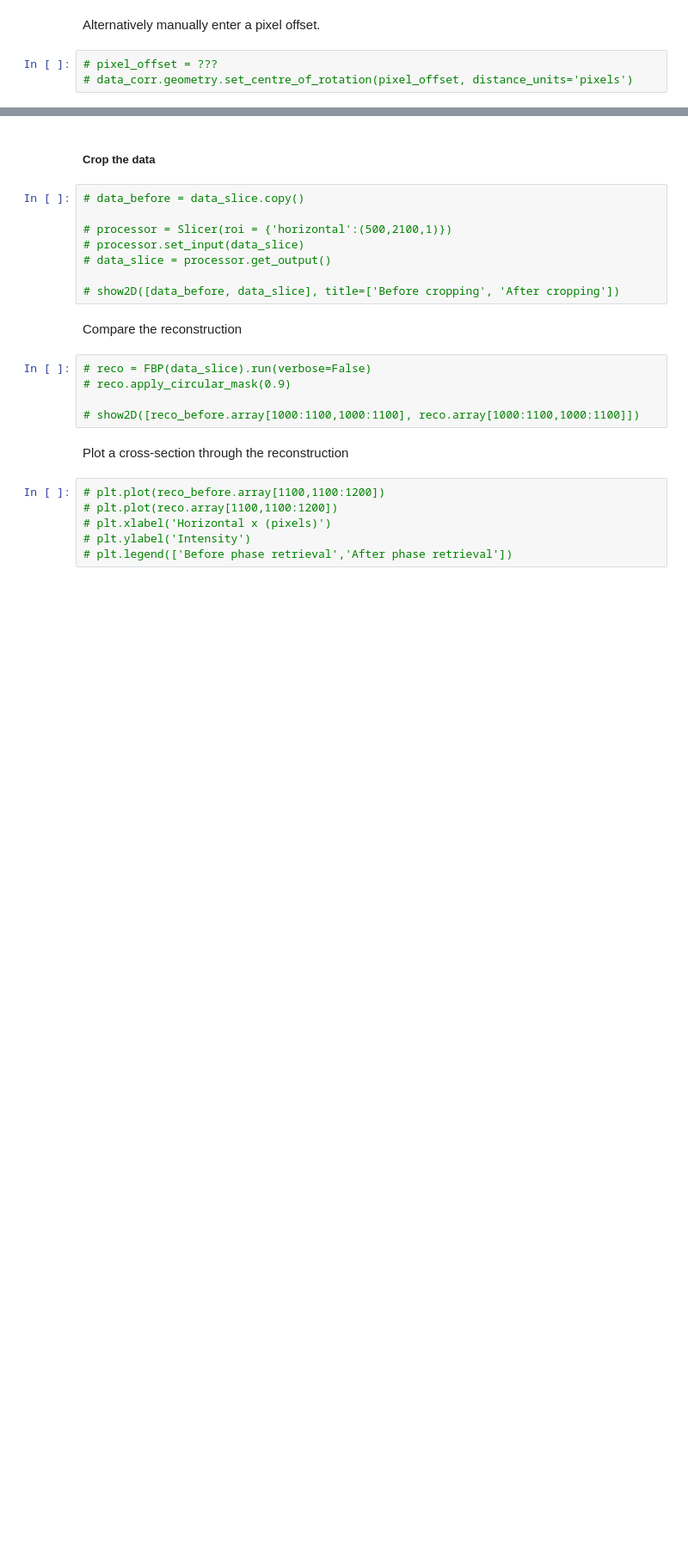
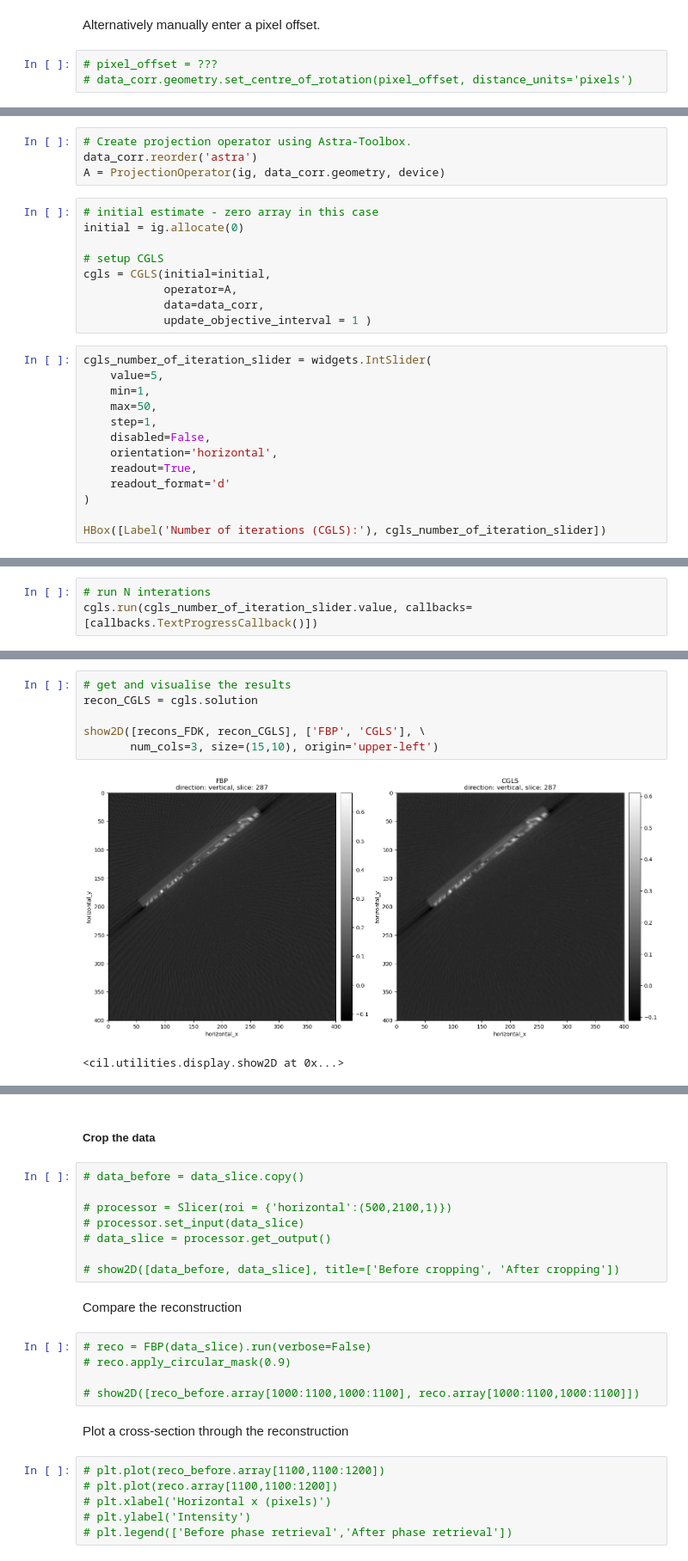
Before and after one commit to TomographicImaging/CCPi-Users-NXCT-Manchester, a Jupyter notebook: cil_pipeline.ipynb, the cells around one changed output, grey strips where cells are left out. Shown at 86% size. Cells and saved outputs as stored; diff of their text form; blank space fills up the shorter version.

```diff
--- a/cil_pipeline.ipynb
+++ b/cil_pipeline.ipynb
@@ -177,0 +317,26 @@ Alternatively manually enter a pixel offset.
+# %%
+# Create projection operator using Astra-Toolbox.
+data_corr.reorder('astra')
+A = ProjectionOperator(ig, data_corr.geometry, device)
+# %%
+# initial estimate - zero array in this case
+initial = ig.allocate(0)
+
+# setup CGLS
+cgls = CGLS(initial=initial,
+            operator=A,
+            data=data_corr,
+            update_objective_interval = 1 )
+# %%
+cgls_number_of_iteration_slider = widgets.IntSlider(
+    value=5,
+    min=1,
+    max=50,
+    step=1,
+    disabled=False,
+    orientation='horizontal',
+    readout=True,
+    readout_format='d'
+)
+
+HBox([Label('Number of iterations (CGLS):'), cgls_number_of_iteration_slider])
@@ -177,0 +345,3 @@ Alternatively manually enter a pixel offset.
+# %%
+# run N interations
+cgls.run(cgls_number_of_iteration_slider.value, callbacks=[callbacks.TextProgressCallback()])
@@ -177,0 +366,9 @@ Alternatively manually enter a pixel offset.
+# %%
+# get and visualise the results
+recon_CGLS = cgls.solution
+
+show2D([recons_FDK, recon_CGLS], ['FBP', 'CGLS'], \
+       num_cols=3, size=(15,10), origin='upper-left')
+# %% [output]
+[figure, added]
+<cil.utilities.display.show2D at 0x...>
```
Also changed, not shown: parts of 35 cells of this notebook.
